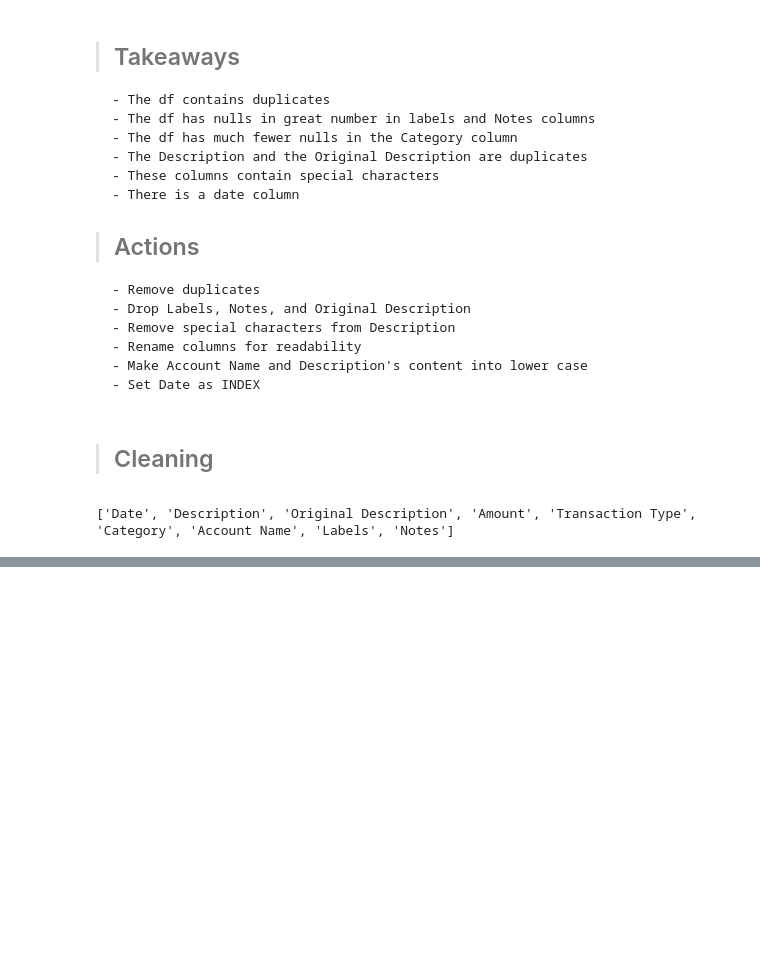
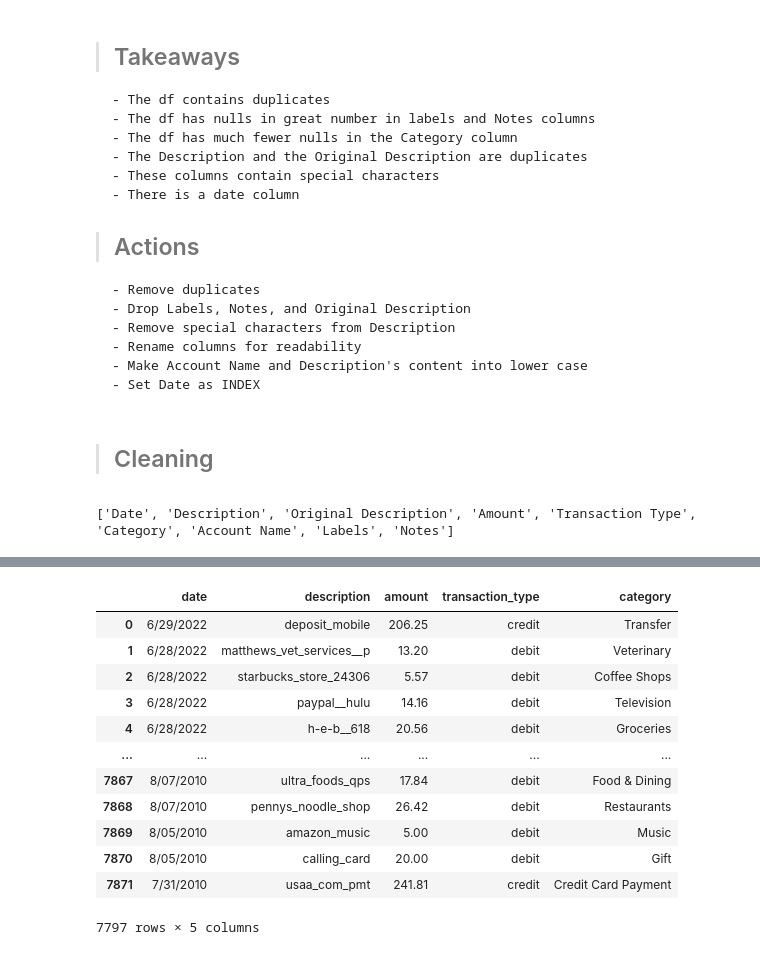
Before and after one commit to Severina7/personal_project, a Jupyter notebook: personal_project.ipynb, the cells around one changed output, grey strips where cells are left out. Cells and saved outputs as stored; diff of their text form; code cells hidden in the pictures; blank space fills up the shorter version.

```diff
--- a/personal_project.ipynb
+++ b/personal_project.ipynb
@@ -185,0 +209,11 @@ prep.multi_frequency(transactions3, columns3)
+# %%
+renamed = {
+    'Date': 'date',
+    'Description': 'description',
+    'Amount': 'amount',
+    'Transaction Type': 'transaction_type',
+    'Category': 'category'
+}
+# %%
+transactions5 = transactions4.rename(columns=renamed)
+transactions5.head()
@@ -185,0 +321,2 @@ prep.multi_frequency(transactions3, columns3)
+# %%
+transactions5['description'] = transactions5['description'].str.strip()
@@ -185,0 +332,18 @@ prep.multi_frequency(transactions3, columns3)
+# %%
+transactions5['description'] = transactions5['description'].str.replace('[#,@,&,*, ,]', '_').str.lower()
+# %%
+transactions5
+# %% [output]
+|  | date | description | amount | transaction_type | category |
+| 0 | 6/29/2022 | deposit_mobile | 206.25 | credit | Transfer |
+| 1 | 6/28/2022 | matthews_vet_services__p | 13.20 | debit | Veterinary |
+| 2 | 6/28/2022 | starbucks_store_24306 | 5.57 | debit | Coffee Shops |
+| 3 | 6/28/2022 | paypal__hulu | 14.16 | debit | Television |
+| 4 | 6/28/2022 | h-e-b__618 | 20.56 | debit | Groceries |
+| ... | ... | ... | ... | ... | ... |
+| 7867 | 8/07/2010 | ultra_foods_qps | 17.84 | debit | Food & Dining |
+| 7868 | 8/07/2010 | pennys_noodle_shop | 26.42 | debit | Restaurants |
+| 7869 | 8/05/2010 | amazon_music | 5.00 | debit | Music |
+| 7870 | 8/05/2010 | calling_card | 20.00 | debit | Gift |
+| 7871 | 7/31/2010 | usaa_com_pmt | 241.81 | credit | Credit Card Payment |
+7797 rows × 5 columns
```
Also changed, not shown: parts of 48 cells of this notebook.
